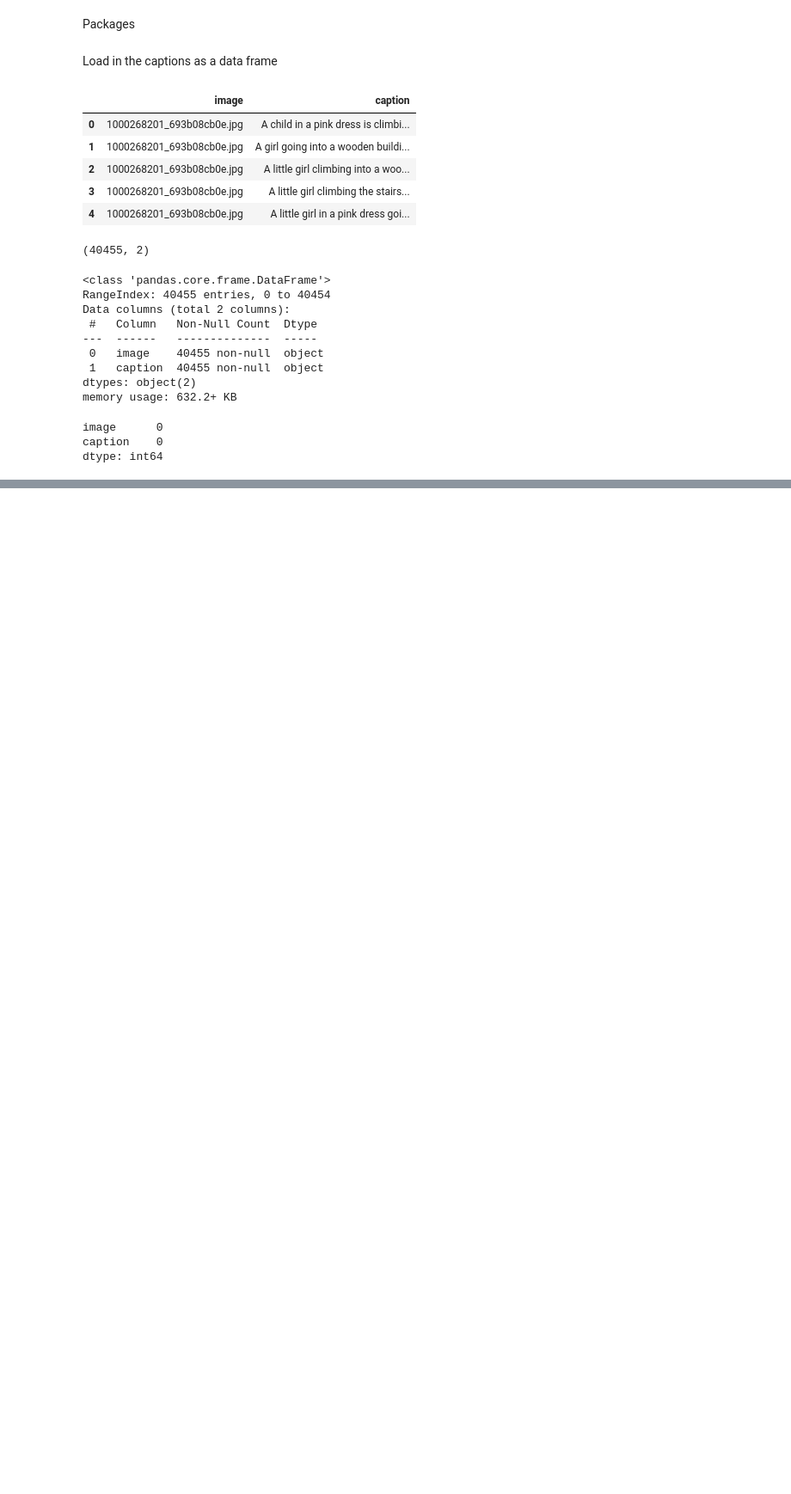
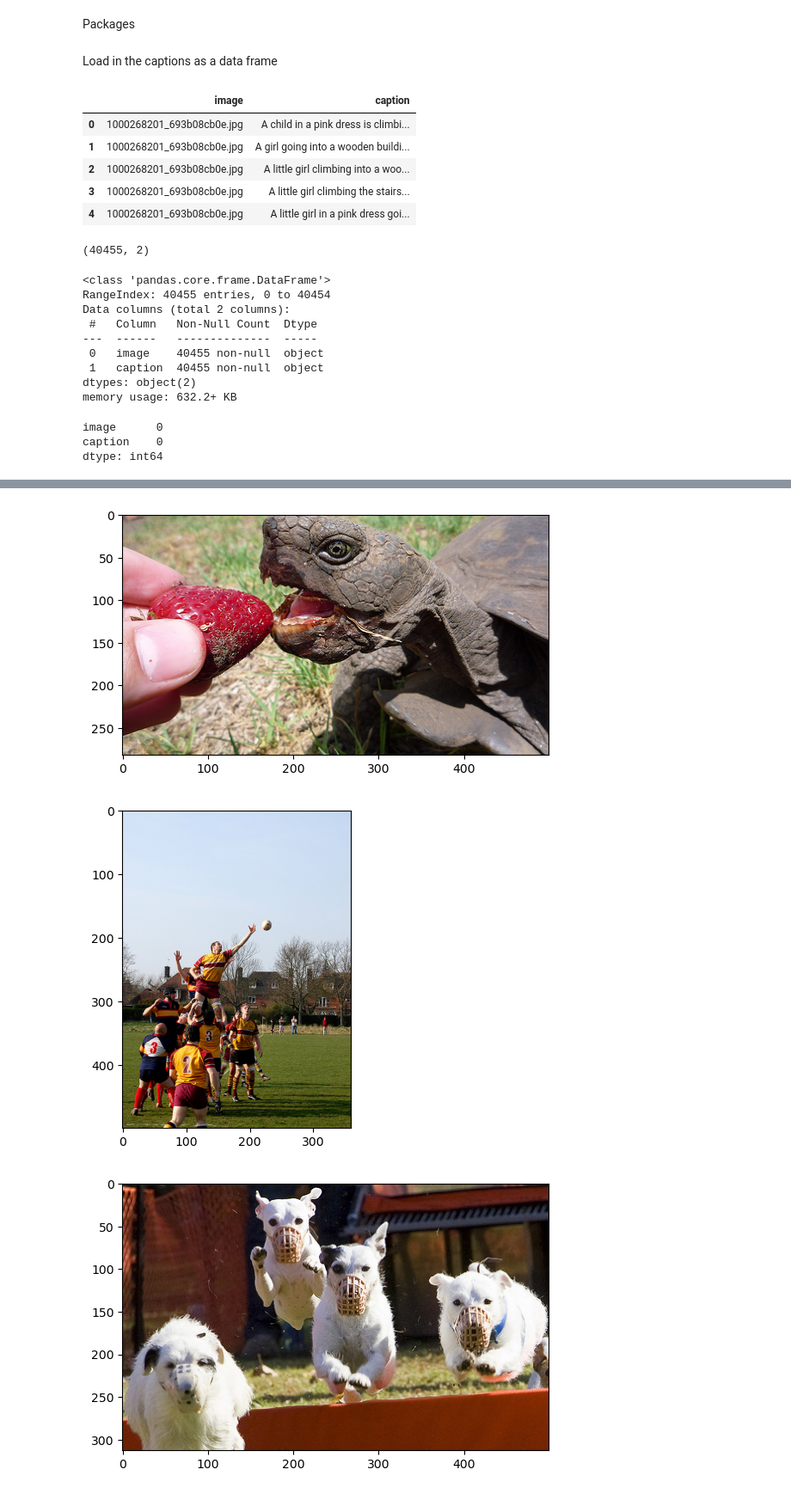
Before and after one commit to ananyachattoraj/capstone, a Jupyter notebook: EDA.ipynb, the cells around one changed output, grey strips where cells are left out. Shown at 86% size. Cells and saved outputs as stored; diff of their text form; code cells hidden in the pictures; blank space fills up the shorter version.

Commit message:
created a df with image paths, images, captions

```diff
--- a/EDA.ipynb
+++ b/EDA.ipynb
@@ -59,0 +69,7 @@ Thankfully, this is already a relatively clean caption set.
+# %%
+#getting image files
+imagefolder = 'flickr8k/images/'
+# %%
+#list of all image paths
+imagefiles = glob.glob(imagefolder + '/*.jpg')
+imagefiles
@@ -59,0 +94,15 @@ Thankfully, this is already a relatively clean caption set.
+# %%
+#I'll want to see some of the images, so define function to display them
+def display_image(ipath):
+    image = Image.open(ipath)
+    plt.imshow(image)
+    plt.show()
+# %%
+#display 3 random images for sanity check
+randomimages = random.sample(imagefiles,3)
+for r in randomimages:
+    display_image(r)
+# %% [output]
+[figure, added]
+[figure, added]
+[figure, added]
```
Also changed, not shown: parts of 14 cells of this notebook, 2 other files.
